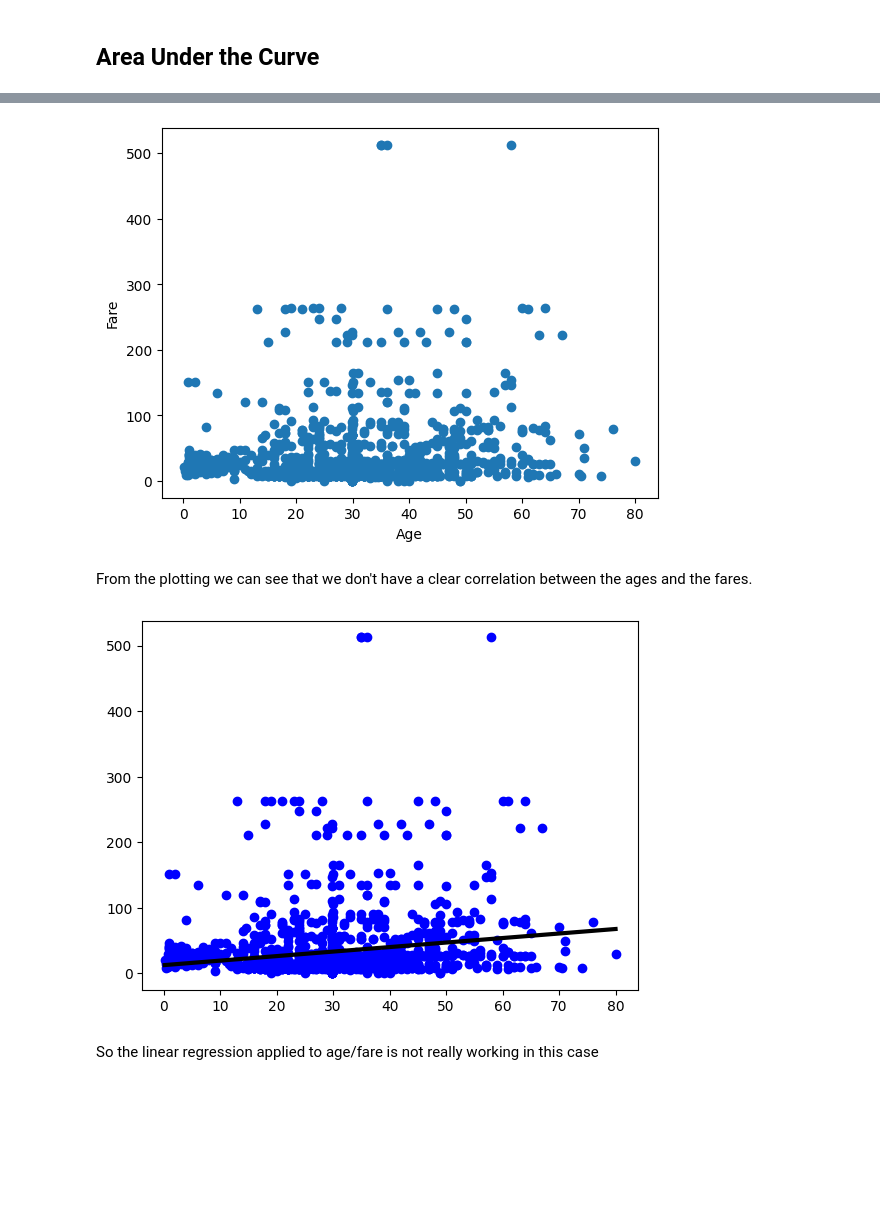
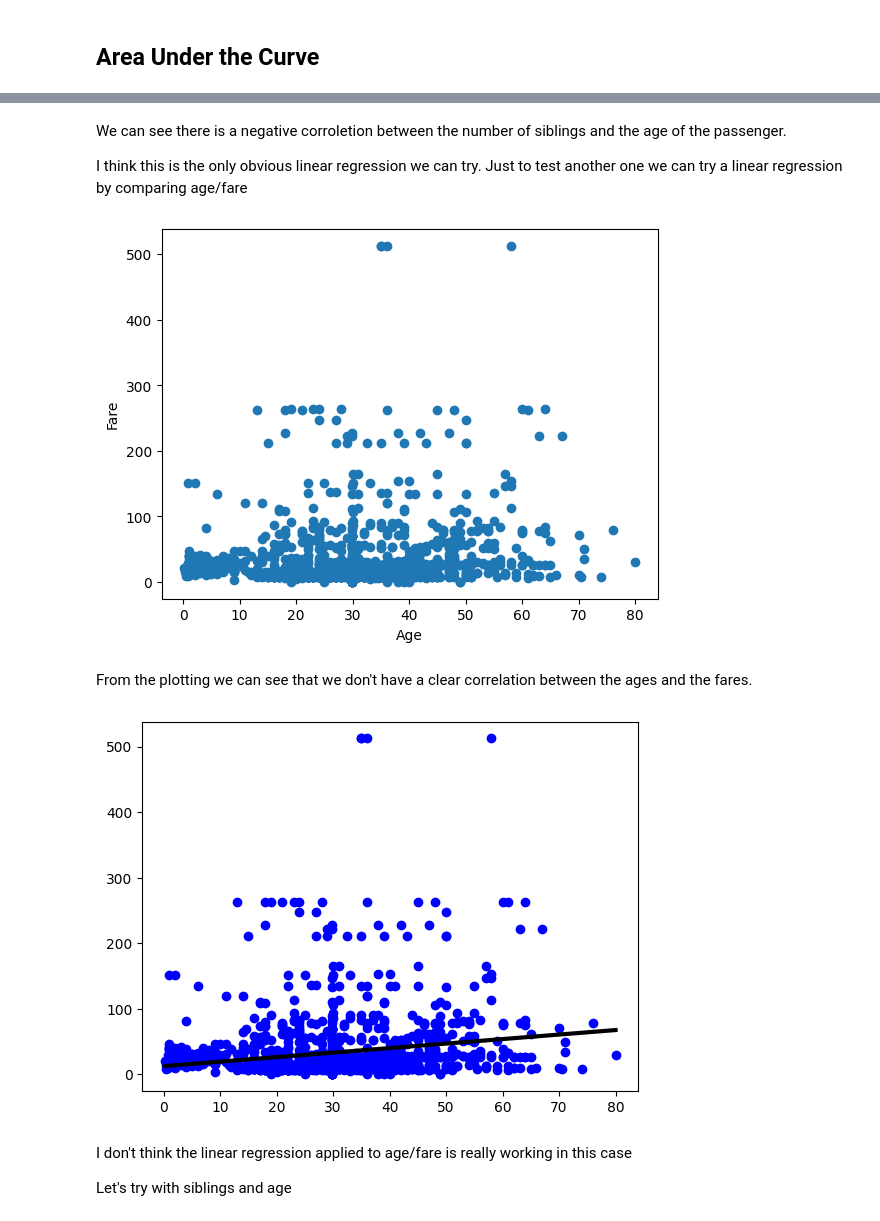
Before and after one commit to SimonLab/titanic-models, a Jupyter notebook: models.ipynb, the cells around one changed output, grey strips where cells are left out. Saved outputs shown, nothing was run; the diff lists cells and outputs as text; code cells hidden in the pictures; blank space fills up the shorter version.

Commit message:
Add scatter matrix
Update linear regresssion section

```diff
--- a/models.ipynb
+++ b/models.ipynb
@@ -68,6 +69,7 @@ df['Age'].fillna((df['Age'].mean()), inplace=True)
 df = df.drop('Name', axis=1);
 df = df.drop('Ticket', axis=1);
 df = df.drop('Cabin', axis=1);
+df = df.drop('PassengerId', axis=1);
 
 # convert Sex to 0 1
 df.loc[df['Sex'] == 'male', 'Sex'] = 0
@@ -243,21 +230,31 @@ We can now start plotting
+# %% [markdown]
+We can see there is a negative corroletion between the number of siblings
+and the age of the passenger.
+
+I think this is the only obvious linear regression we can try.
+Just to test another one we can try a linear regression by comparing age/fare
 # %%
-plt.scatter(feature_age, targets)
+age = df['Age'].values.reshape(-1,1)
+fare = df['Fare'].values.reshape(-1,1)
+plt.scatter(age, fare)
 plt.ylabel('Fare')
 plt.xlabel('Age')
 plt.show()
 # %% [output]
-[figure, old version]
+[figure, new version]
 # %% [markdown]
 From the plotting we can see that we don't have a clear correlation between the ages and the fares.
 # %%
 model = LinearRegression()
-model.fit(feature_age, targets)
-prediction_space = np.linspace(min(feature_age), max(feature_age)).reshape(-1,1)
-plt.scatter(feature_age, targets, color='blue')
+model.fit(age, fare)
+prediction_space = np.linspace(min(age), max(age)).reshape(-1,1)
+plt.scatter(age, fare, color='blue')
 plt.plot(prediction_space, model.predict(prediction_space),
          color='black', linewidth=3)
 plt.show()
 # %% [output]
-[figure, old version]
+[figure, new version]
 # %% [markdown]
-So the linear regression applied to age/fare is not really working in this case
+I don't think the linear regression applied to age/fare is really working in this case
+
+Let's try with siblings and age
```
Also changed, not shown: parts of 16 cells of this notebook.
